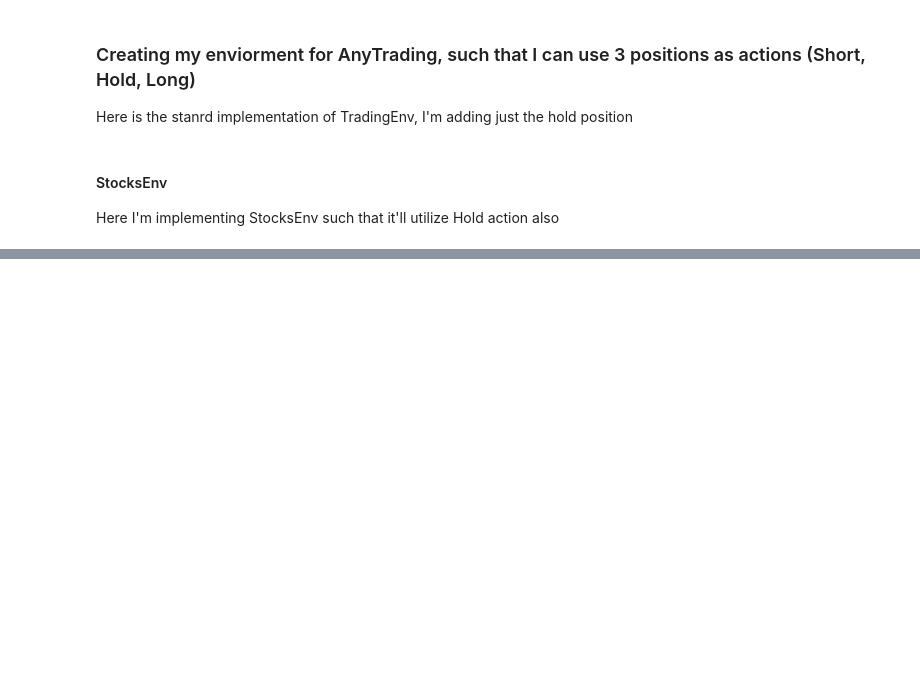
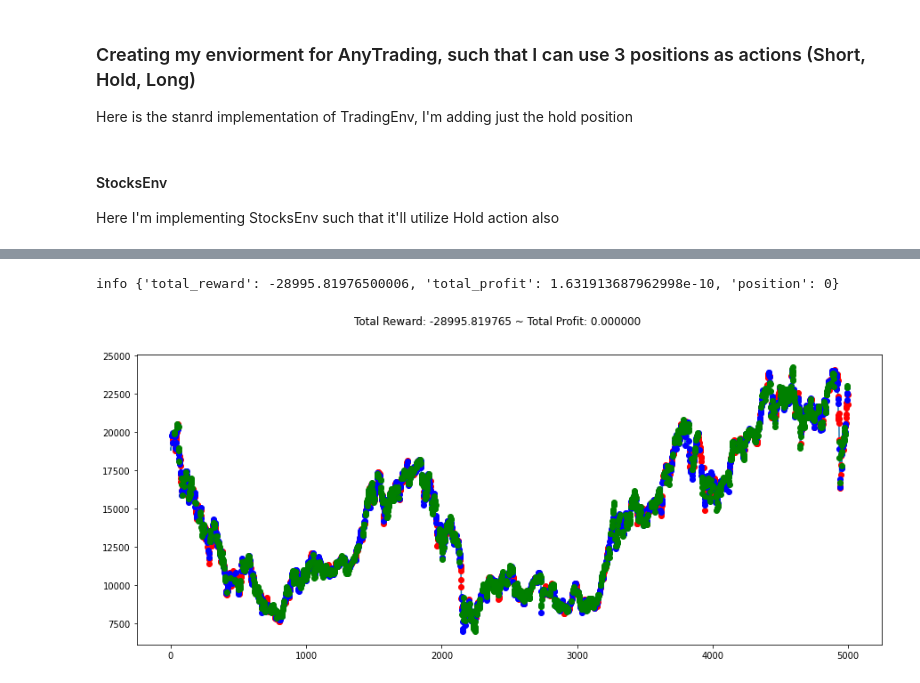
Before and after one commit to GrayMan124/Reinforment_Learning_Procjets, a Jupyter notebook: Stock_trading_bot/N225_Index_trading.ipynb, the cells around one changed output, grey strips where cells are left out. Cells and saved outputs as stored; diff of their text form; code cells hidden in the pictures; blank space fills up the shorter version.

```diff
--- a/Stock_trading_bot/N225_Index_trading.ipynb
+++ b/Stock_trading_bot/N225_Index_trading.ipynb
@@ -385,0 +538,5 @@ env.action_space.sample()
+# %%
+env = StocksEnv(df=df,window_size = 9, frame_bound=(9,5000))
+# %%
+model = PPO(CustomActorCriticPolicy, env, verbose=1) #,tensorboard_log = log_path)
+model.learn(10000)
@@ -385,0 +565,19 @@ env.action_space.sample()
+# %%
+env = StocksEnv(df = df, frame_bound=(9,4998), window_size = 9)
+obs = env.reset()
+while True:
+    # obs = obs[np.newaxis, ...]
+    # print(obs.shape)
+    action, _states = model.predict(obs)
+    obs,rewards,done,info = env.step(action)
+    if done:
+        print("info",info)
+        break
+
+plt.figure(figsize=(15,6))
+plt.cla()
+env.render_all()
+plt.show()
+# %% [output]
+info {'total_reward': -28995.81976500006, 'total_profit': 1.631913687962998e-10, 'position': 0}
+[figure, added]
```
Also changed, not shown: parts of 13 cells of this notebook.
